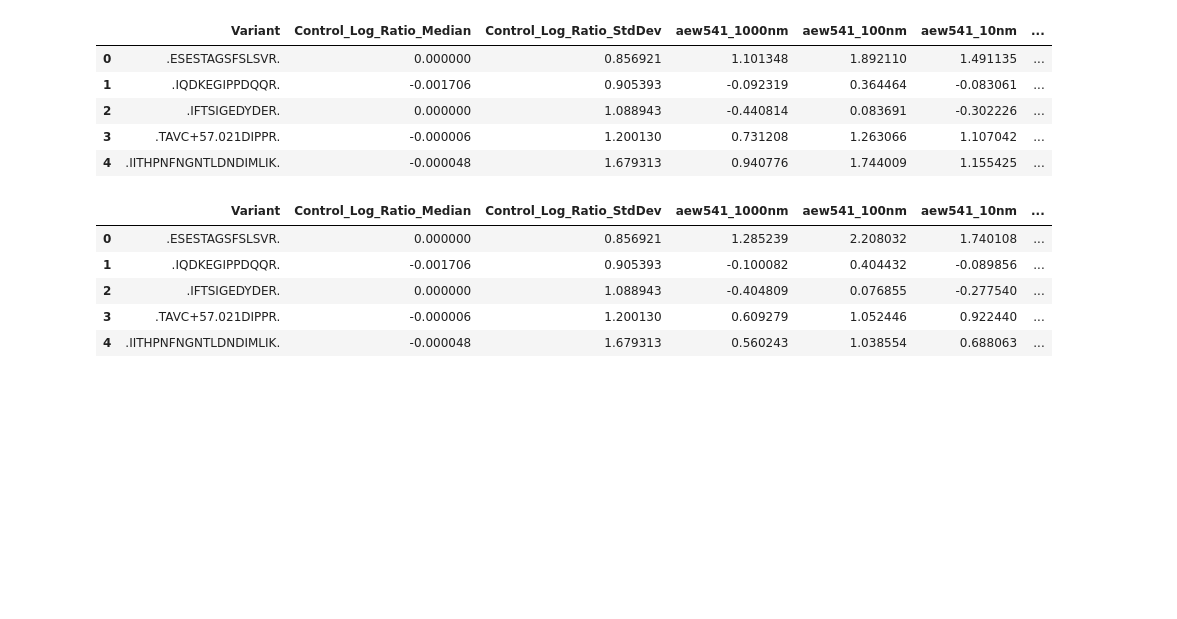
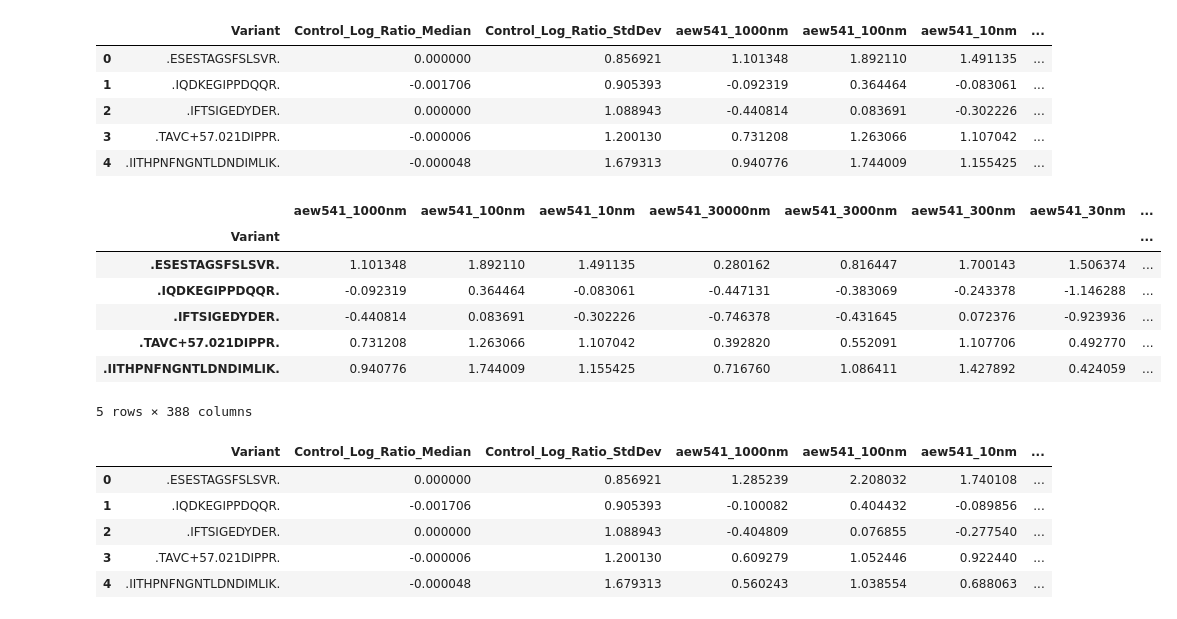
Before and after one commit to Ayushmaniar/Big-Data-Science-Drug-Protein-Interactions, a Jupyter notebook: Statistical_Analysis.ipynb, the cells around one changed output. Saved outputs shown, nothing was run; the diff lists cells and outputs as text; code cells hidden in the pictures; blank space fills up the shorter version.

Commit message:
Add vector csvs for clustering

```diff
--- a/Statistical_Analysis.ipynb
+++ b/Statistical_Analysis.ipynb
@@ -135,3 +135,16 @@ peptide_variants_log_ratios[['Variant', 'Control_Log_Ratio_Median', 'Control_Log
 | 2 | .IFTSIGEDYDER. | 0.000000 | 1.088943 | -0.440814 | 0.083691 | -0.302226 | ... |
 | 3 | .TAVC+57.021DIPPR. | -0.000006 | 1.200130 | 0.731208 | 1.263066 | 1.107042 | ... |
 | 4 | .IITHPNFNGNTLDNDIMLIK. | -0.000048 | 1.679313 | 0.940776 | 1.744009 | 1.155425 | ... |
+# %%
+# Get peptide log ratio vectors for clustering
+peptide_log_ratio_vectors = peptide_variants_log_ratios[['Variant'] + filtered_drug_columns + ['Top canonical protein']].set_index('Variant')
+peptide_log_ratio_vectors.head()
+# %% [output]
+|  | aew541_1000nm | aew541_100nm | aew541_10nm | aew541_30000nm | aew541_3000nm | aew541_300nm | aew541_30nm | ... |
+| Variant |  |  |  |  |  |  |  | ... |
+| .ESESTAGSFSLSVR. | 1.101348 | 1.892110 | 1.491135 | 0.280162 | 0.816447 | 1.700143 | 1.506374 | ... |
+| .IQDKEGIPPDQQR. | -0.092319 | 0.364464 | -0.083061 | -0.447131 | -0.383069 | -0.243378 | -1.146288 | ... |
+| .IFTSIGEDYDER. | -0.440814 | 0.083691 | -0.302226 | -0.746378 | -0.431645 | 0.072376 | -0.923936 | ... |
+| .TAVC+57.021DIPPR. | 0.731208 | 1.263066 | 1.107042 | 0.392820 | 0.552091 | 1.107706 | 0.492770 | ... |
+| .IITHPNFNGNTLDNDIMLIK. | 0.940776 | 1.744009 | 1.155425 | 0.716760 | 1.086411 | 1.427892 | 0.424059 | ... |
+5 rows × 388 columns
```
Also changed, not shown: parts of 11 cells of this notebook, 6 other files.
